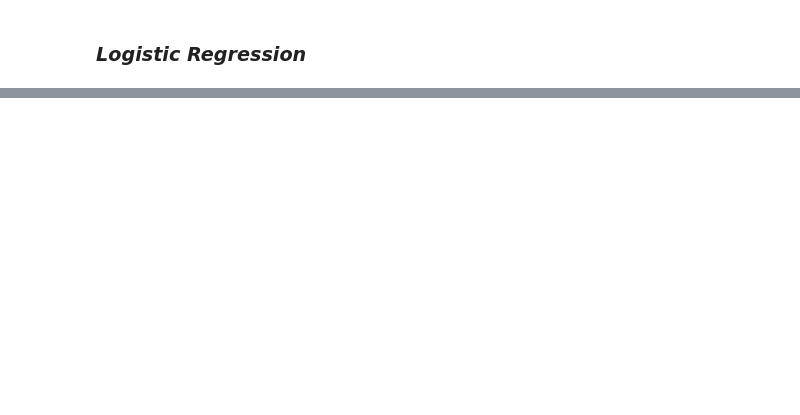
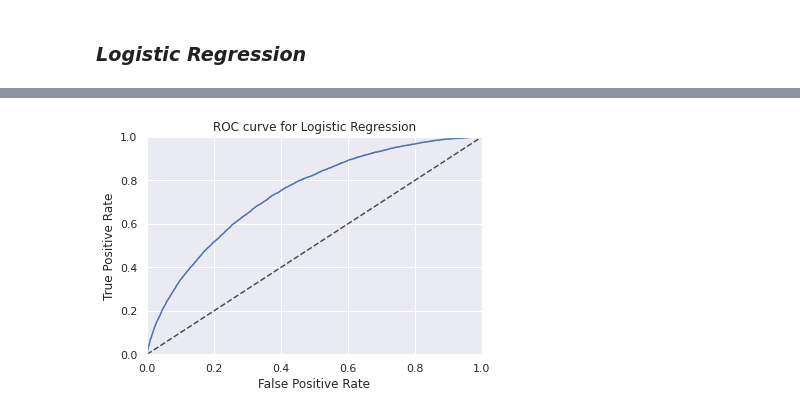
Before and after one commit to Chiosas/Cat_in_the_Dat_2, a Jupyter notebook: Categorical_Features_Project.ipynb, the cells around one changed output, grey strips where cells are left out. Cells and saved outputs as stored; diff of their text form; code cells hidden in the pictures; blank space fills up the shorter version.

```diff
--- a/Categorical_Features_Project.ipynb
+++ b/Categorical_Features_Project.ipynb
@@ -635,3 +687,15 @@ val_data = val_data[list(val_data.filter(regex='enc'))]
+# %%
+def roc_auc_chart(fpr, tpr, name):
+    fig, ax = plt.subplots()
+    ax.plot(fpr, tpr)
+    ax.plot([0, 1], [0, 1], transform=ax.transAxes, ls="--", c=".3")
+    plt.xlim([0.0, 1.0])
+    plt.ylim([0.0, 1.0])
+    plt.rcParams['font.size'] = 12
+    plt.title(f'ROC curve for {model_name}')
+    plt.xlabel('False Positive Rate')
+    plt.ylabel('True Positive Rate')
+    plt.grid(True)
 # %% [markdown]
 ### ***Logistic Regression***
 # %%
@@ -704,3 +742,8 @@ plt.grid(True)
+# %%
+fpr, tpr, threshold = roc_curve(val_labels, val_pred_quant)
+roc_auc_chart(fpr, tpr, model_name)
+# %% [output]
+[figure, added]
 # %%
 model_auc = auc(fpr, tpr)
 print(f'Area Under the Curve (AUC): {model_auc:.2%}')
```
Also changed, not shown: parts of 36 cells of this notebook.
